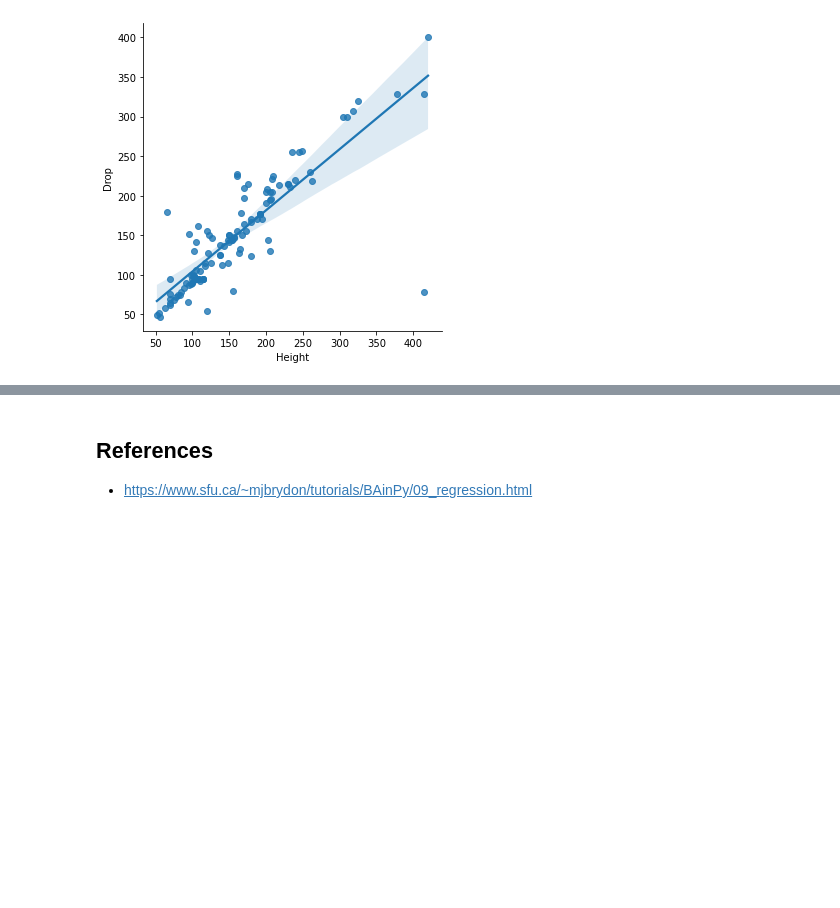
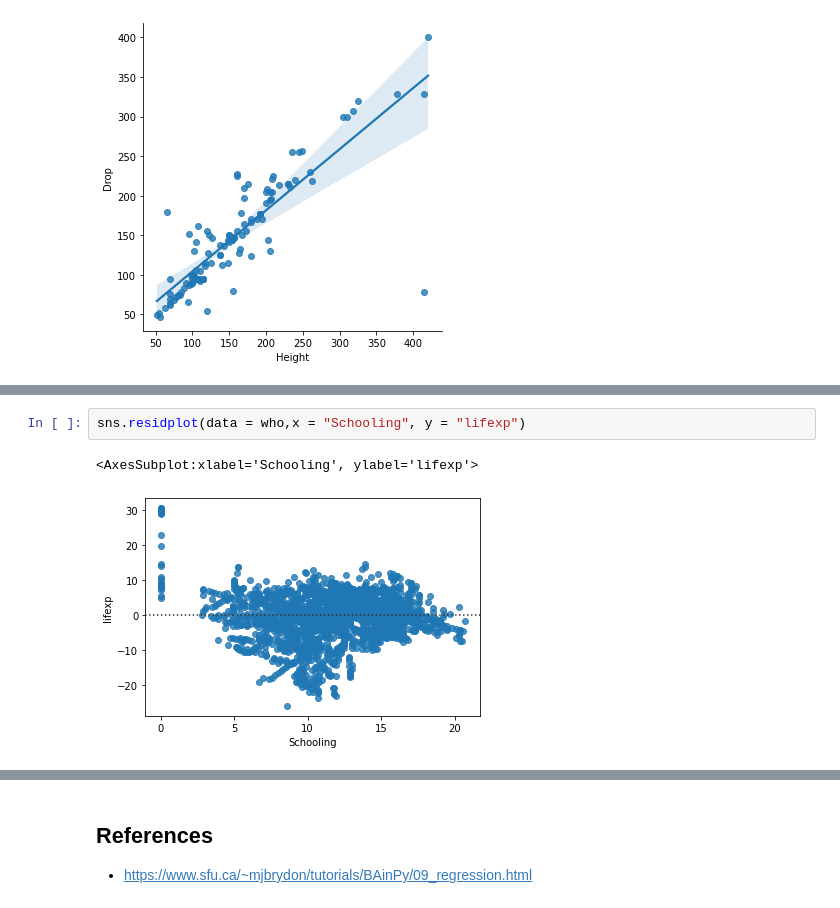
Before and after one commit to vnguyen24/SURF2022, a Jupyter notebook: Session4/Michelle_prep.ipynb, the cells around one changed output, grey strips where cells are left out. Cells and saved outputs as stored; diff of their text form; blank space fills up the shorter version.

```diff
--- a/Session4/Michelle_prep.ipynb
+++ b/Session4/Michelle_prep.ipynb
@@ -159,0 +209,5 @@ sns.lmplot(data = coasters, x = "Height", y = "Drop")
+# %%
+sns.residplot(data = who,x = "Schooling", y = "lifexp")
+# %% [output]
+<AxesSubplot:xlabel='Schooling', ylabel='lifexp'>
+[figure, added]
```
Also changed, not shown: parts of 12 cells of this notebook, 3 other files.
